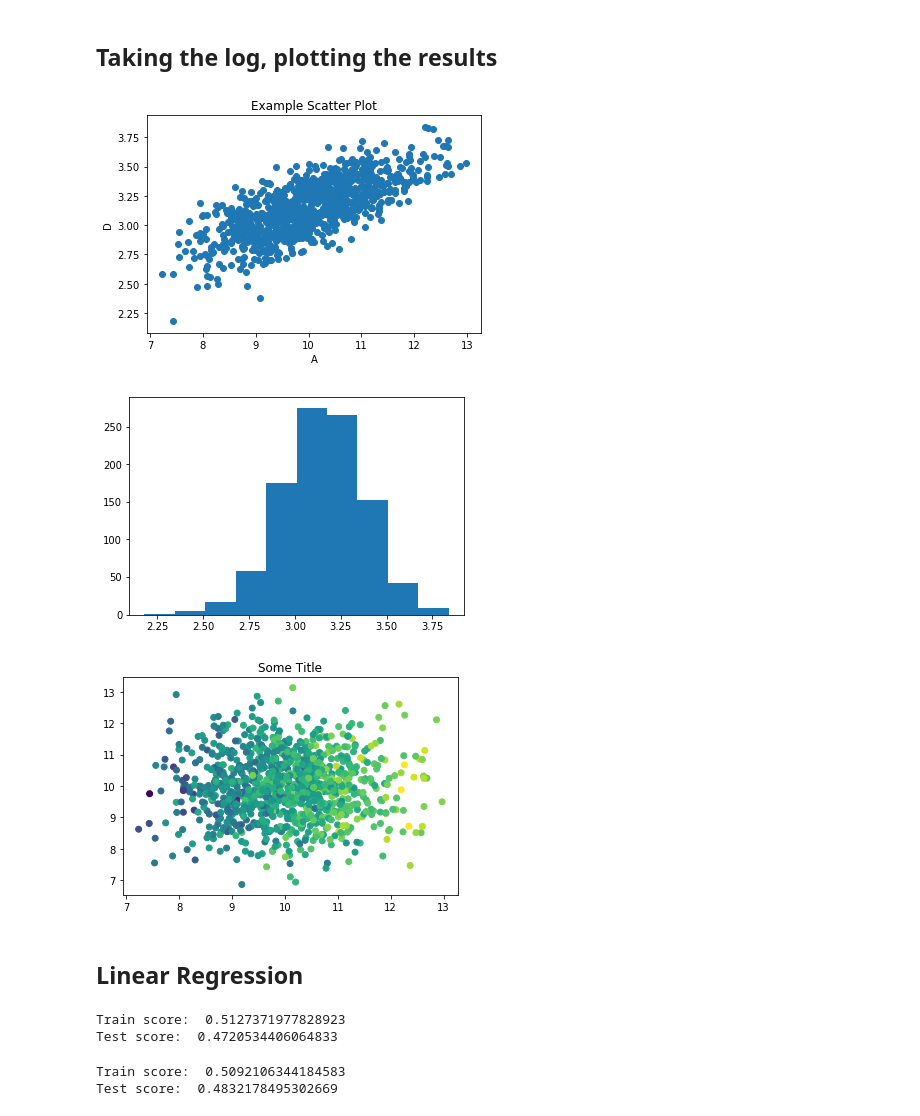
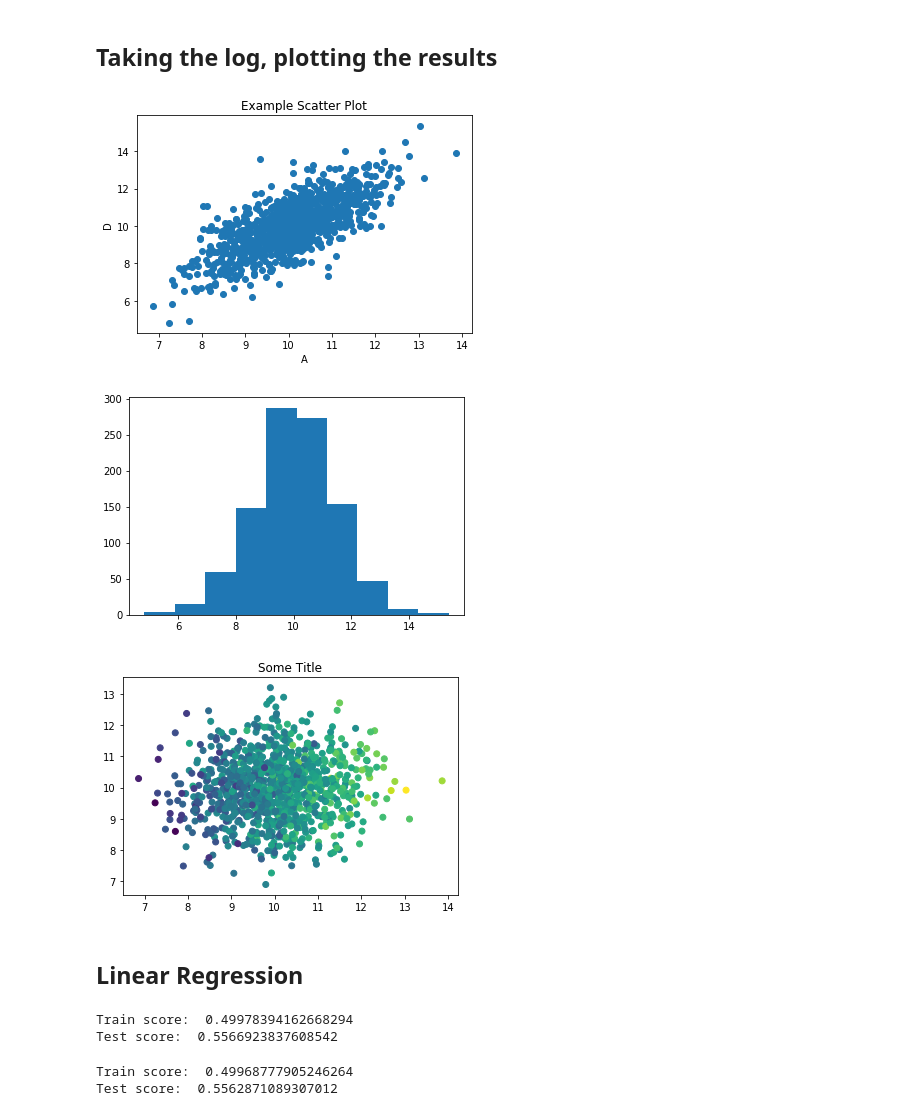
Before and after one commit to mbswirsky/git_example, a Jupyter notebook: example_notebook.ipynb, the cells around one changed output. Cells and saved outputs as stored; diff of their text form; code cells hidden in the pictures.

Commit message:
undid sqrt

```diff
--- a/example_notebook.ipynb
+++ b/example_notebook.ipynb
@@ -29,27 +29,27 @@ df.head()
 # %%
 # Try out square rooting D
 
 df_mod = np.log(df) + 10
-df_mod['D'] = np.sqrt(df_mod['D'])
+#df_mod['D'] = np.sqrt(df_mod['D'])
 
 plt.scatter(df_mod['A'], df_mod['D'])
 plt.xlabel('A')
 plt.ylabel('D')
 plt.title('Example Scatter Plot')
 plt.show()
 # %% [output]
-[figure, old version]
+[figure, new version]
 # %%
 plt.hist(df_mod['D'])
 plt.show()
 # %% [output]
-[figure, old version]
+[figure, new version]
 # %%
 plt.scatter(df_mod['A'], df_mod['C'], c=df_mod['D'])
 plt.title('Some Title')
 plt.show()
 # %% [output]
-[figure, old version]
+[figure, new version]
 # %%
 from sklearn.model_selection import train_test_split
 
@@ -67,8 +67,8 @@ print('Train score: ', line.score(X_train, Y_train))
 
 print('Test score: ', line.score(X_test, Y_test))
 # %% [output]
-Train score:  0.5127371977828923
-Test score:  0.4720534406064833
+Train score:  0.49978394162668294
+Test score:  0.5566923837608542
 # %%
 from sklearn.linear_model import Lasso
 
@@ -80,5 +80,5 @@ print('Train score: ', lasso.score(X_train, Y_train))
 
 print('Test score: ', lasso.score(X_test, Y_test))
 # %% [output]
-Train score:  0.5092106344184583
-Test score:  0.4832178495302669
+Train score:  0.49968777905246264
+Test score:  0.5562871089307012
```
Also changed, not shown: parts of 1 cell of this notebook.
